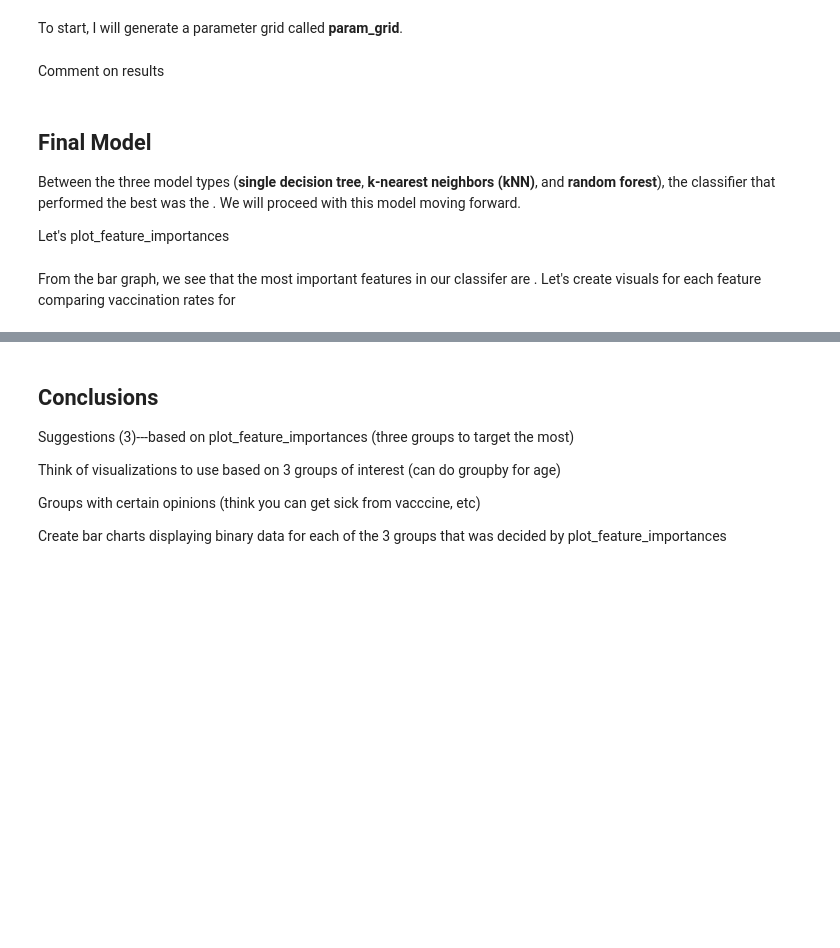
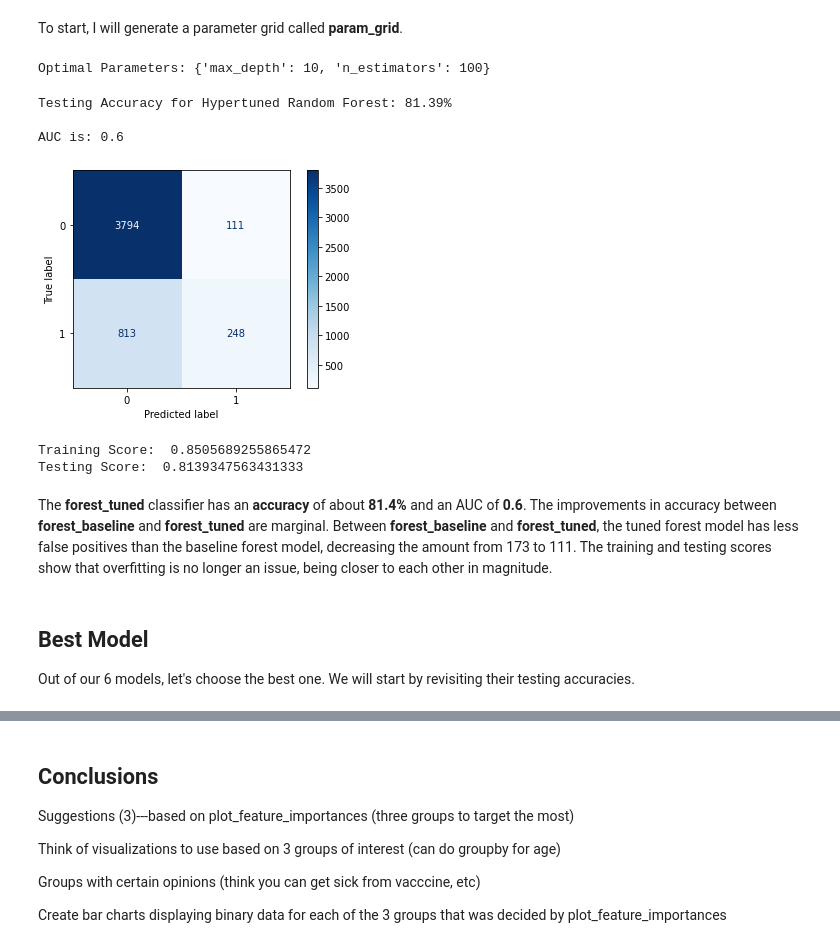
Before and after one commit to jbenedito99/Flatiron-Phase-3-Project, a Jupyter notebook: notebook-checkpoint.ipynb, the cells around one changed output, grey strips where cells are left out. Drawn from its saved outputs; the diff is of its cells as text; code cells hidden in the pictures; blank space fills up the shorter version.

Commit message:
Chose final model

```diff
--- a/notebook-checkpoint.ipynb
+++ b/notebook-checkpoint.ipynb
@@ -704,6 +699,25 @@ param_grid =
+# %%
+# generate param_grid
+forest_param_grid = {
+    "n_estimators": [10, 30, 100],
+    "max_depth": [None, 2, 6, 10],
+}
+# %%
+# use GridSearchCV to find optimal parameters
+
+from sklearn.model_selection import GridSearchCV
+
+rf_grid_search = GridSearchCV(forest_baseline, forest_param_grid, cv=3) # cv=3 for 3-fold cross validation
+rf_grid_search.fit(X_train, y_train)
+
+print(f"Optimal Parameters: {rf_grid_search.best_params_}")
+# %% [output]
+Optimal Parameters: {'max_depth': 10, 'n_estimators': 100}
 # %%
-# instantiate RandomForestClassifier with hypertuned parameters
-forest_tuned = RandomForestClassifier(n_estimators=100, max_depth=10)
+# instantiate RandomForestClassifier with hypertuned parameters (based on GridSearchCV results)
+forest_tuned = RandomForestClassifier(random_state=10,
+                                      max_depth=10,
+                                      n_estimators=100)
 
 # fit training data
 forest_tuned.fit(X_train, y_train)
@@ -714,21 +728,28 @@ forest_tuned_preds = forest_tuned.predict(X_test)
 # calculate accuracy_score and AUC for test data to evaluate classifier performance
 
 # print accuracy_score
-print("Testing Accuracy for Random Forest Classifier: {:.4}%".format(accuracy_score(y_test, forest_tuned_preds) * 100))
+print("Testing Accuracy for Hypertuned Random Forest: {:.4}%".format(accuracy_score(y_test, forest_tuned_preds) * 100))
 
 # check AUC for predictions
 false_positive_rate, true_positive_rate, thresholds = roc_curve(y_test, forest_tuned_preds)
 roc_auc = auc(false_positive_rate, true_positive_rate)
 print('\nAUC is: {0}'.format(round(roc_auc, 2)))
+# %% [output]
+Testing Accuracy for Hypertuned Random Forest: 81.39%
+
+AUC is: 0.6
+# %%
+# generate confusion matrix
+
+cnf_matrix = confusion_matrix(y_test, forest_tuned_preds)
+disp = ConfusionMatrixDisplay(confusion_matrix=cnf_matrix, display_labels=forest_tuned.classes_)
+disp.plot(cmap=plt.cm.Blues);
+# %% [output]
+[figure, added]
 # %%
 # compare accuracy for training and test data using .score()
 print('Training Score: ', forest_tuned.score(X_train, y_train))
 print('Testing Score: ', forest_tuned.score(X_test, y_test))
+# %% [output]
+Training Score:  0.8505689255865472
+Testing Score:  0.8139347563431333
-# %% [markdown]
-Comment on results
-# %% [markdown]
-## Final Model
-
-Between the three model types (<b>single decision tree</b>, <b>k-nearest neighbors (kNN)</b>, and <b>random forest</b>), the classifier that performed the best was the . We will proceed with this model moving forward.
-
-Let's plot_feature_importances
@@ -737,2 +756,6 @@ plot_feature_importances
-# %% [markdown]
-From the bar graph, we see that the most important features in our classifer are . Let's create visuals for each feature comparing vaccination rates for
+# %% [markdown]
+The <b>forest_tuned</b> classifier has an <b>accuracy</b> of about <b>81.4%</b> and an AUC of <b>0.6</b>. The improvements in accuracy between <b>forest_baseline</b> and <b>forest_tuned</b> are marginal. Between <b>forest_baseline</b> and <b>forest_tuned</b>, the tuned forest model has less false positives than the baseline forest model, decreasing the amount from 173 to 111. The training and testing scores show that overfitting is no longer an issue, being closer to each other in magnitude.
+# %% [markdown]
+## Best Model
+
+Out of our 6 models, let's choose the best one. We will start by revisiting their testing accuracies.
```
Also changed, not shown: parts of 19 cells of this notebook.
